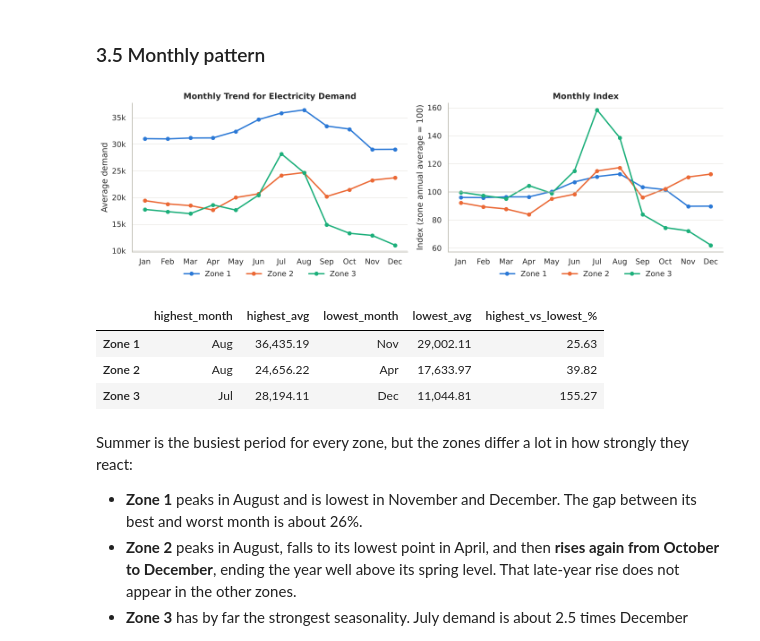
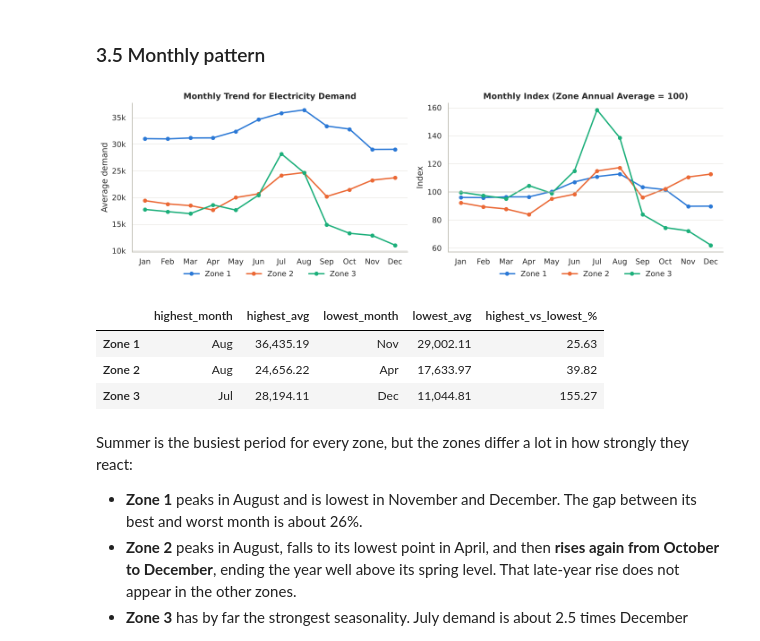
Before and after one commit to adaeudoxie/Morocco-Electricity-Consumption, a Jupyter notebook: notebooks/Morocco Electricity Analysis.ipynb, the cells around one changed output. Drawn from its saved outputs; the diff is of its cells as text; code cells hidden in the pictures.

```diff
--- a/notebooks/Morocco Electricity Analysis.ipynb
+++ b/notebooks/Morocco Electricity Analysis.ipynb
@@ -501,29 +501,29 @@ Weekday demand is very stable from Monday to Friday. **Sunday is the lowest day*
 # %%
 monthly_profile = df.groupby("MonthName", observed=True)[ZONES].mean().rename(columns=ZONE_LABELS)
 monthly_index = monthly_profile / monthly_profile.mean() * 100
 
 fig, axes = plt.subplots(1, 2, figsize=(13, 4.2))
 for z in monthly_profile.columns:
     axes[0].plot(monthly_profile.index.astype(str), monthly_profile[z], color=ZONE_COLORS[z], lw=2, marker="o", ms=5, label=z)
     axes[1].plot(monthly_index.index.astype(str), monthly_index[z], color=ZONE_COLORS[z], lw=2, marker="o", ms=5, label=z)
 axes[0].yaxis.set_major_formatter(kw_fmt)
 axes[0].set(title="Monthly Trend for Electricity Demand", ylabel="Average demand")
 axes[1].axhline(100, color="#c3c2b7", lw=1)
-axes[1].set(title="Monthly Index", ylabel="Index (zone annual average = 100)")
+axes[1].set(title="Monthly Index (Zone Annual Average = 100)", ylabel="Index")
 for a in axes:
     a.legend(ncol=3, loc="upper center", bbox_to_anchor=(0.5, -0.08))
 plt.tight_layout()
 plt.savefig(IMG_DIR / "05 - Monthly Profile.png")
 plt.show()
 
 month_stats = pd.DataFrame({
     "highest_month": monthly_profile.idxmax(), "highest_avg": monthly_profile.max(),
     "lowest_month": monthly_profile.idxmin(), "lowest_avg": monthly_profile.min(),
 })
 month_stats["highest_vs_lowest_%"] = (month_stats["highest_avg"] / month_stats["lowest_avg"] - 1) * 100
 month_stats
 # %% [output]
-[figure, old version]
+[figure, new version]
 |  | highest_month | highest_avg | lowest_month | lowest_avg | highest_vs_lowest_% |
 | Zone 1 | Aug | 36,435.19 | Nov | 29,002.11 | 25.63 |
 | Zone 2 | Aug | 24,656.22 | Apr | 17,633.97 | 39.82 |
```
Also changed, not shown: parts of 1 cell of this notebook, 4 other files.
